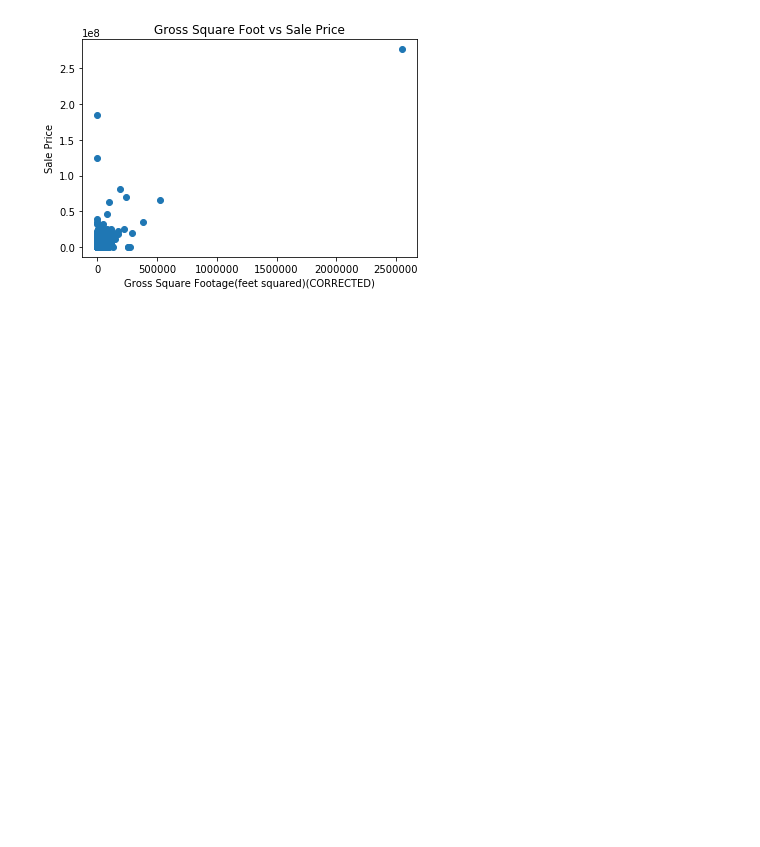
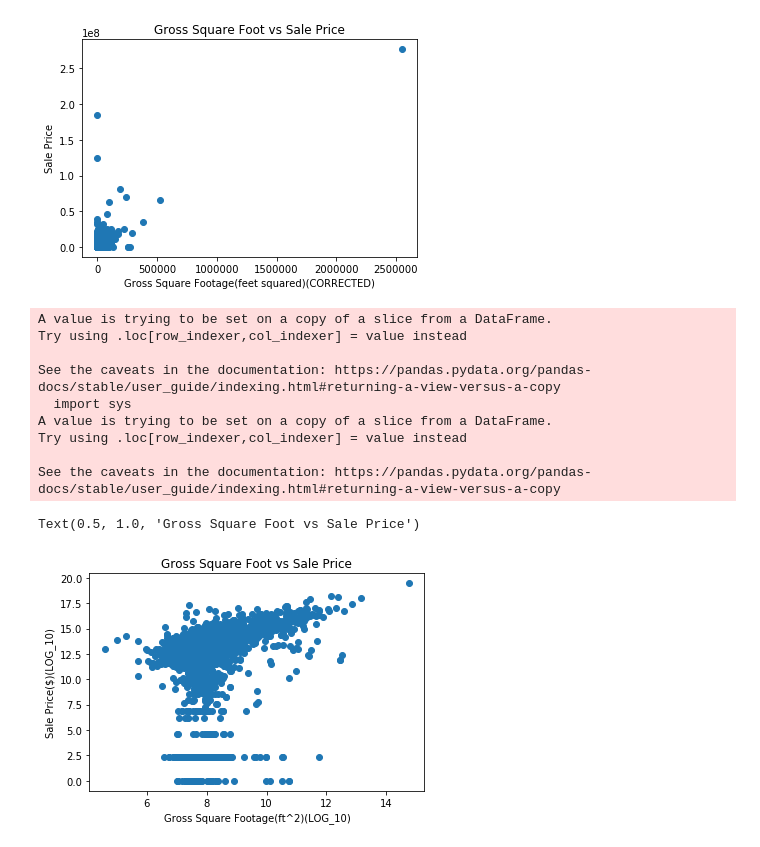
Before and after one commit to zshelton2015/HW4_CIS5400, a Jupyter notebook: zachshelton_cis5400_homework4.ipynb, the cells around one changed output. Cells and saved outputs as stored; diff of their text form; code cells hidden in the pictures; blank space fills up the shorter version.

```diff
--- a/zachshelton_cis5400_homework4.ipynb
+++ b/zachshelton_cis5400_homework4.ipynb
@@ -166,3 +175,28 @@ plt.title("Gross Square Foot vs Sale Price")
 # %% [output]
 Text(0.5, 1.0, 'Gross Square Foot vs Sale Price')
 [figure]
+# %%
+#q15
+'''
+Setting the scale of the axis to logs cause data loss, so the values are changed
+manually
+'''
+import numpy as np
+correct_sales['sale_price'] = np.log(correct_sales['sale_price'])
+correct_sales['gross_square_feet'] = np.log(correct_sales['gross_square_feet'])
+plt.scatter(correct_sales['gross_square_feet'],correct_sales['sale_price'])
+plt.xlabel("Gross Square Footage(ft^2)(LOG_10)")
+plt.ylabel("Sale Price($)(LOG_10)")
+plt.title("Gross Square Foot vs Sale Price")
+# %% [output]
+A value is trying to be set on a copy of a slice from a DataFrame.
+Try using .loc[row_indexer,col_indexer] = value instead
+
+See the caveats in the documentation: https://pandas.pydata.org/pandas-docs/stable/user_guide/indexing.html#returning-a-view-versus-a-copy
+  import sys
+A value is trying to be set on a copy of a slice from a DataFrame.
+Try using .loc[row_indexer,col_indexer] = value instead
+
+See the caveats in the documentation: https://pandas.pydata.org/pandas-docs/stable/user_guide/indexing.html#returning-a-view-versus-a-copy
+Text(0.5, 1.0, 'Gross Square Foot vs Sale Price')
+[figure, added]
```
Also changed, not shown: parts of 13 cells of this notebook.
